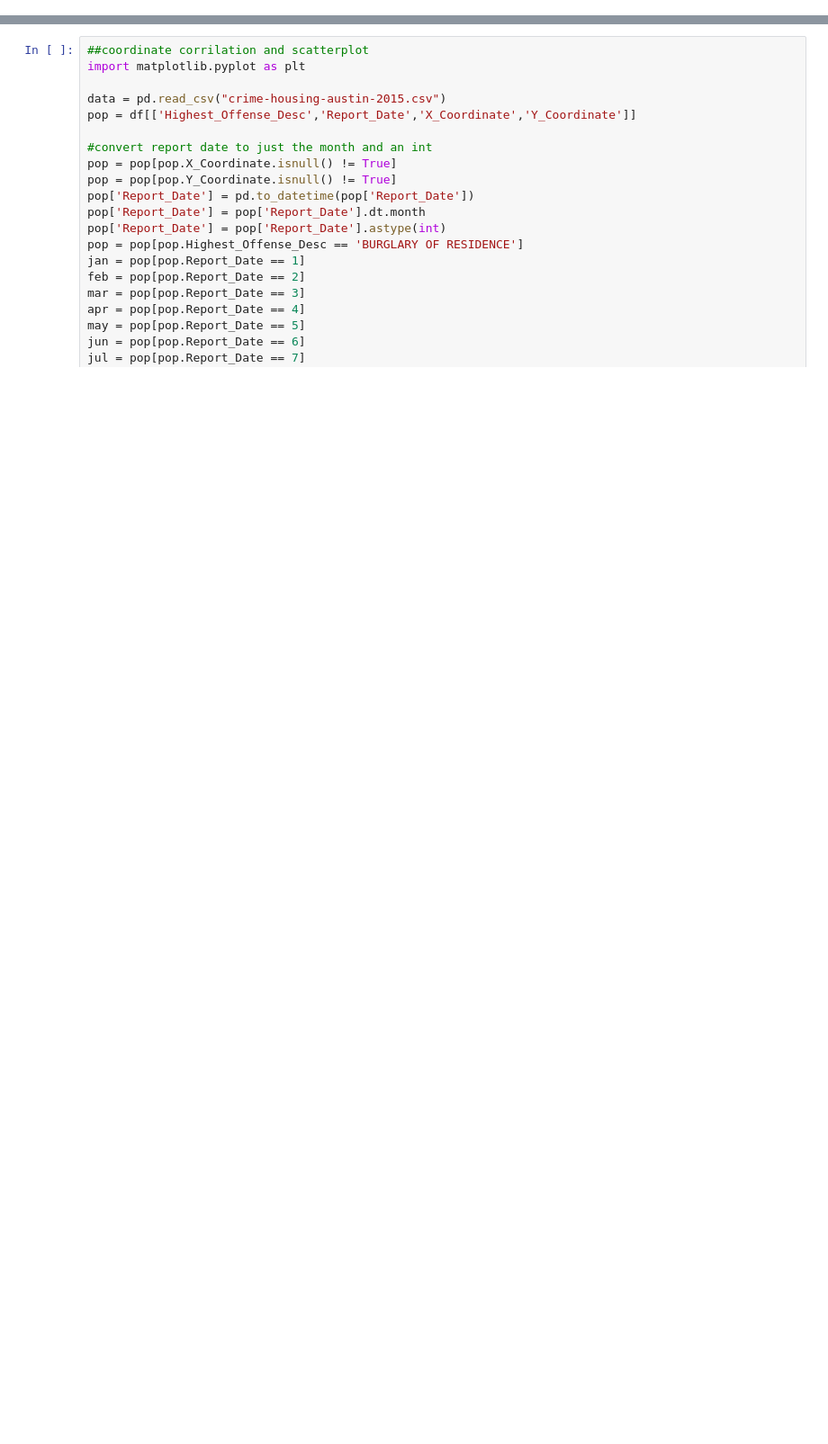
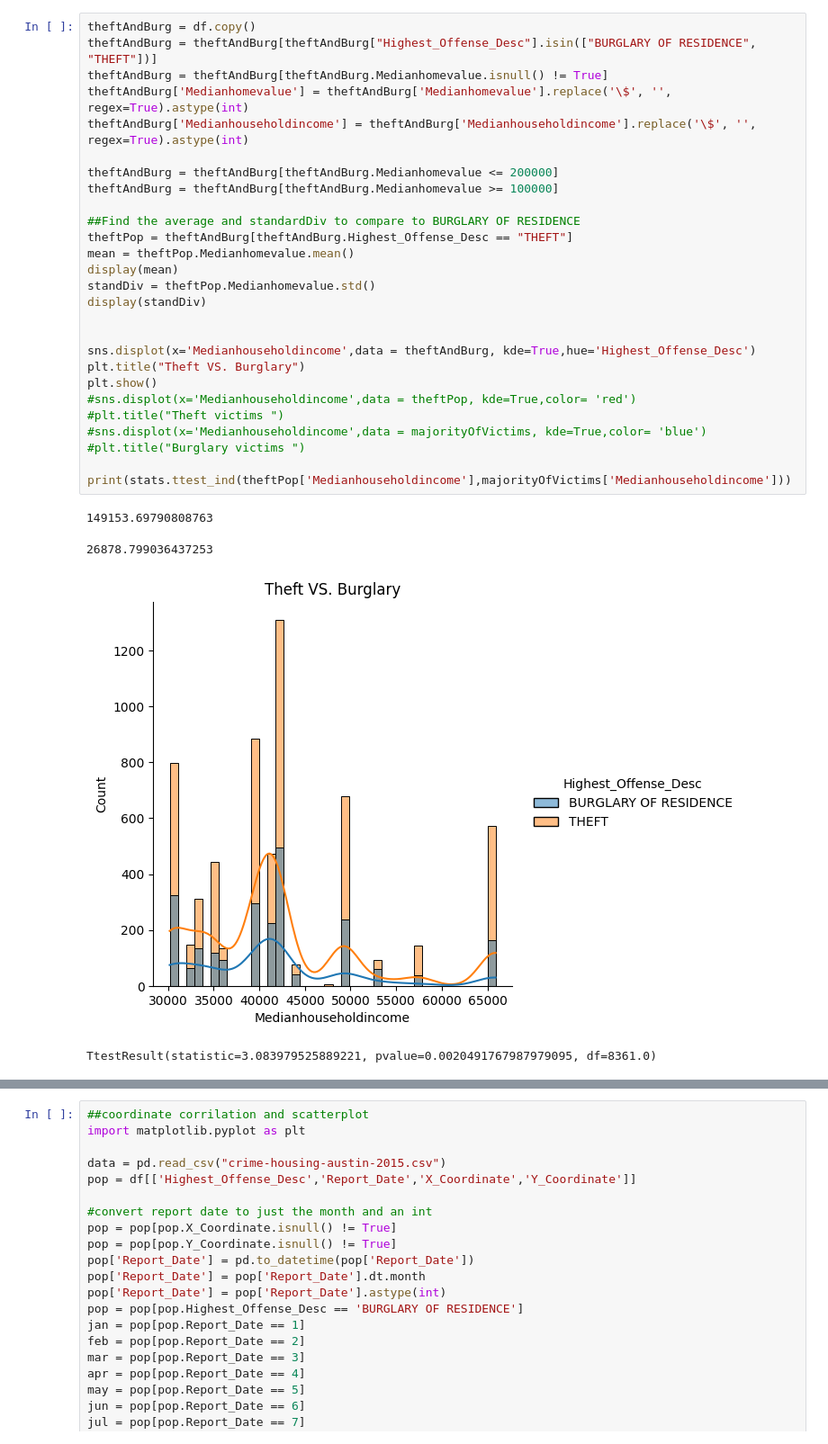
Before and after one commit to Logsterx7/cs5830_project2, a Jupyter notebook: project2.ipynb, the cells around one changed output, grey strips where cells are left out. Shown at 90% size. Drawn from its saved outputs; the diff is of its cells as text; blank space fills up the shorter version.

```diff
--- a/project2.ipynb
+++ b/project2.ipynb
@@ -65,3 +82,35 @@ display(stats.pearsonr(pop['Populationbelowpovertylevel'], pop['Unemployment']))
+# %%
+theftAndBurg = df.copy()
+theftAndBurg = theftAndBurg[theftAndBurg["Highest_Offense_Desc"].isin(["BURGLARY OF RESIDENCE", "THEFT"])]
+theftAndBurg = theftAndBurg[theftAndBurg.Medianhomevalue.isnull() != True]
+theftAndBurg['Medianhomevalue'] = theftAndBurg['Medianhomevalue'].replace('\$', '', regex=True).astype(int)
+theftAndBurg['Medianhouseholdincome'] = theftAndBurg['Medianhouseholdincome'].replace('\$', '', regex=True).astype(int)
+
+theftAndBurg = theftAndBurg[theftAndBurg.Medianhomevalue <= 200000]
+theftAndBurg = theftAndBurg[theftAndBurg.Medianhomevalue >= 100000]
+
+##Find the average and standardDiv to compare to BURGLARY OF RESIDENCE
+theftPop = theftAndBurg[theftAndBurg.Highest_Offense_Desc == "THEFT"]
+mean = theftPop.Medianhomevalue.mean()
+display(mean)
+standDiv = theftPop.Medianhomevalue.std()
+display(standDiv)
+
+
+sns.displot(x='Medianhouseholdincome',data = theftAndBurg, kde=True,hue='Highest_Offense_Desc')
+plt.title("Theft VS. Burglary")
+plt.show()
+#sns.displot(x='Medianhouseholdincome',data = theftPop, kde=True,color= 'red')
+#plt.title("Theft victims ")
+#sns.displot(x='Medianhouseholdincome',data = majorityOfVictims, kde=True,color= 'blue')
+#plt.title("Burglary victims ")
+
+print(stats.ttest_ind(theftPop['Medianhouseholdincome'],majorityOfVictims['Medianhouseholdincome']))
+# %% [output]
+149153.69790808763
+26878.799036437253
+[figure, added]
+TtestResult(statistic=3.083979525889221, pvalue=0.0020491767987979095, df=8361.0)
 # %%
 
 import matplotlib.pyplot as plt
```
Also changed, not shown: parts of 6 cells of this notebook.
